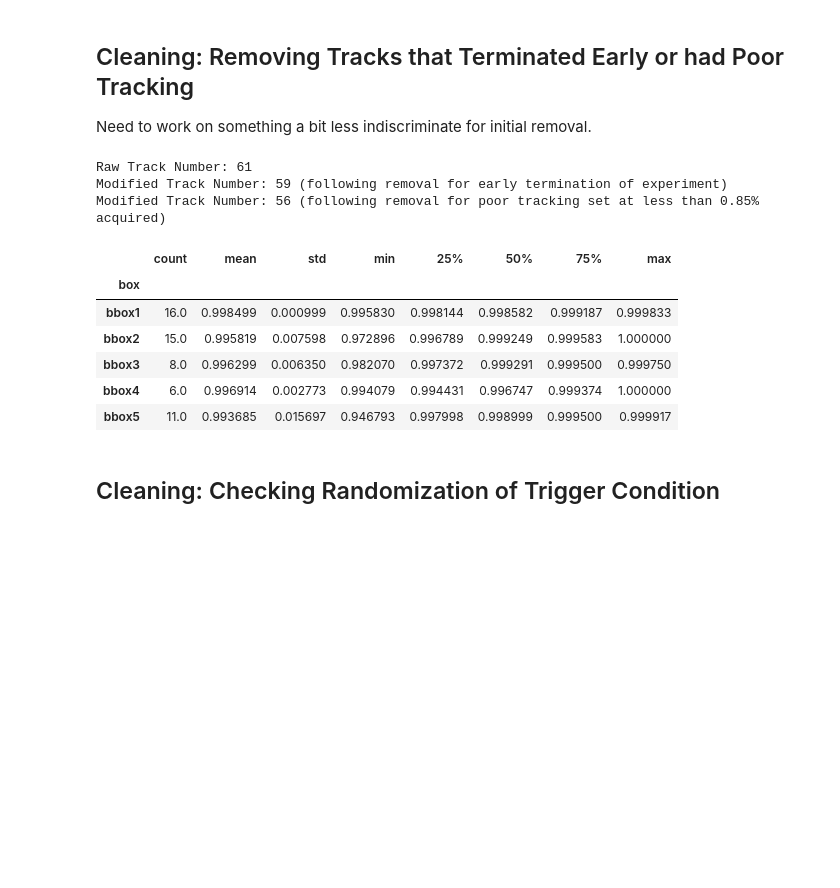
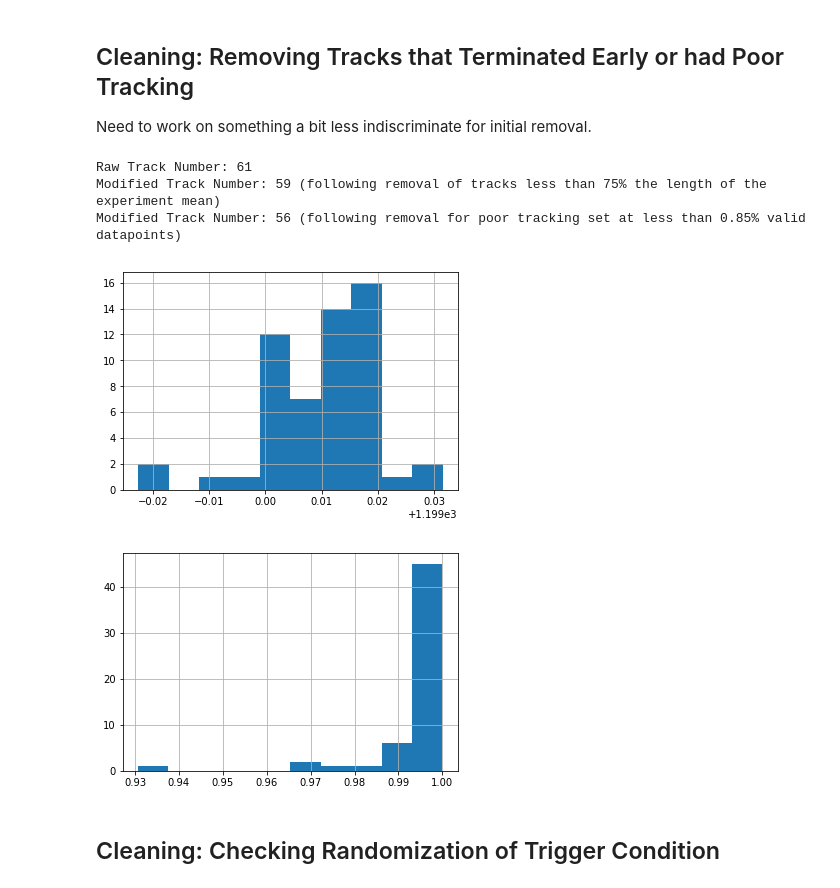
Before and after one commit to liffiton/ATLeS, a Jupyter notebook: notebooks/Atles-Stats-Descriptives.ipynb, the cells around one changed output. Drawn from its saved outputs; the diff is of its cells as text; code cells hidden in the pictures; blank space fills up the shorter version.

```diff
--- a/notebooks/Atles-Stats-Descriptives.ipynb
+++ b/notebooks/Atles-Stats-Descriptives.ipynb
@@ -336,23 +334,22 @@ Acquired: Mean 0.9781961528912654, Minimum 0.19181052456008674, Maximum 1.0, Cou
 Need to work on something a bit less indiscriminate for initial removal.
 # %%
 print(f'Raw Track Number: {df.shape[0]}')
-df.dropna(axis=0, how='any', inplace=True) # drops rows if any data is missing, this will remove early termination tracks
-print(f'Modified Track Number: {df.shape[0]} (following removal for early termination of experiment)')
-df = df.drop(df[df.all_acquired < acquisitionlevel].index)
-print(f'Modified Track Number: {df.shape[0]} (following removal for poor tracking set at less than {acquisitionlevel}% acquired)')
+df = df.drop(df[df['all', 'Total time (sec)'] < (df['all', 'Total time (sec)'].mean())* .75].index) # drops rows if any data is missing, this will remove early termination tracks
+print(f'Modified Track Number: {df.shape[0]} (following removal of tracks less than 75% the length of the experiment mean)')
+df = df.drop(df[df['all', '%Valid datapoints'] < acquisitionlevel].index)
+print(f'Modified Track Number: {df.shape[0]} (following removal for poor tracking set at less than {acquisitionlevel}% valid datapoints)')
 
-df['all_acquired'].groupby(df.box).describe()
+df['all', 'Total time (sec)'].hist()
+plt.show()
+
+df['all', '%Valid datapoints'].hist()
+plt.show()
 # %% [output]
 Raw Track Number: 61
-Modified Track Number: 59 (following removal for early termination of experiment)
-Modified Track Number: 56 (following removal for poor tracking set at less than 0.85% acquired)
+Modified Track Number: 59 (following removal of tracks less than 75% the length of the experiment mean)
+Modified Track Number: 56 (following removal for poor tracking set at less than 0.85% valid datapoints)
-|  | count | mean | std | min | 25% | 50% | 75% | max |
-| box |  |  |  |  |  |  |  |  |
-| bbox1 | 16.0 | 0.998499 | 0.000999 | 0.995830 | 0.998144 | 0.998582 | 0.999187 | 0.999833 |
-| bbox2 | 15.0 | 0.995819 | 0.007598 | 0.972896 | 0.996789 | 0.999249 | 0.999583 | 1.000000 |
-| bbox3 | 8.0 | 0.996299 | 0.006350 | 0.982070 | 0.997372 | 0.999291 | 0.999500 | 0.999750 |
-| bbox4 | 6.0 | 0.996914 | 0.002773 | 0.994079 | 0.994431 | 0.996747 | 0.999374 | 1.000000 |
-| bbox5 | 11.0 | 0.993685 | 0.015697 | 0.946793 | 0.997998 | 0.998999 | 0.999500 | 0.999917 |
+[figure, added]
+[figure, added]
 # %% [markdown]
 ## Cleaning: Checking Randomization of Trigger Condition
 # %%
```
Also changed, not shown: parts of 36 cells of this notebook.
